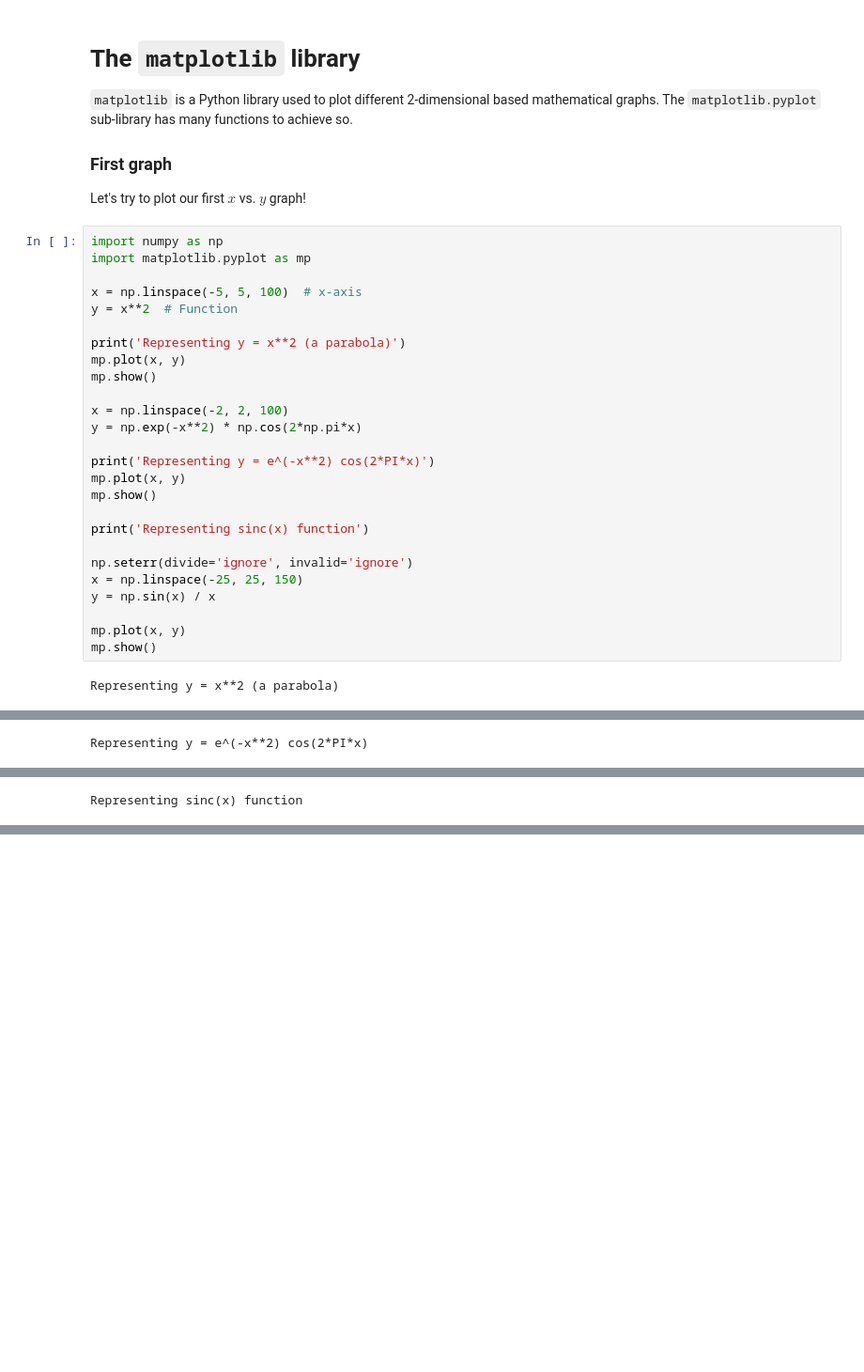
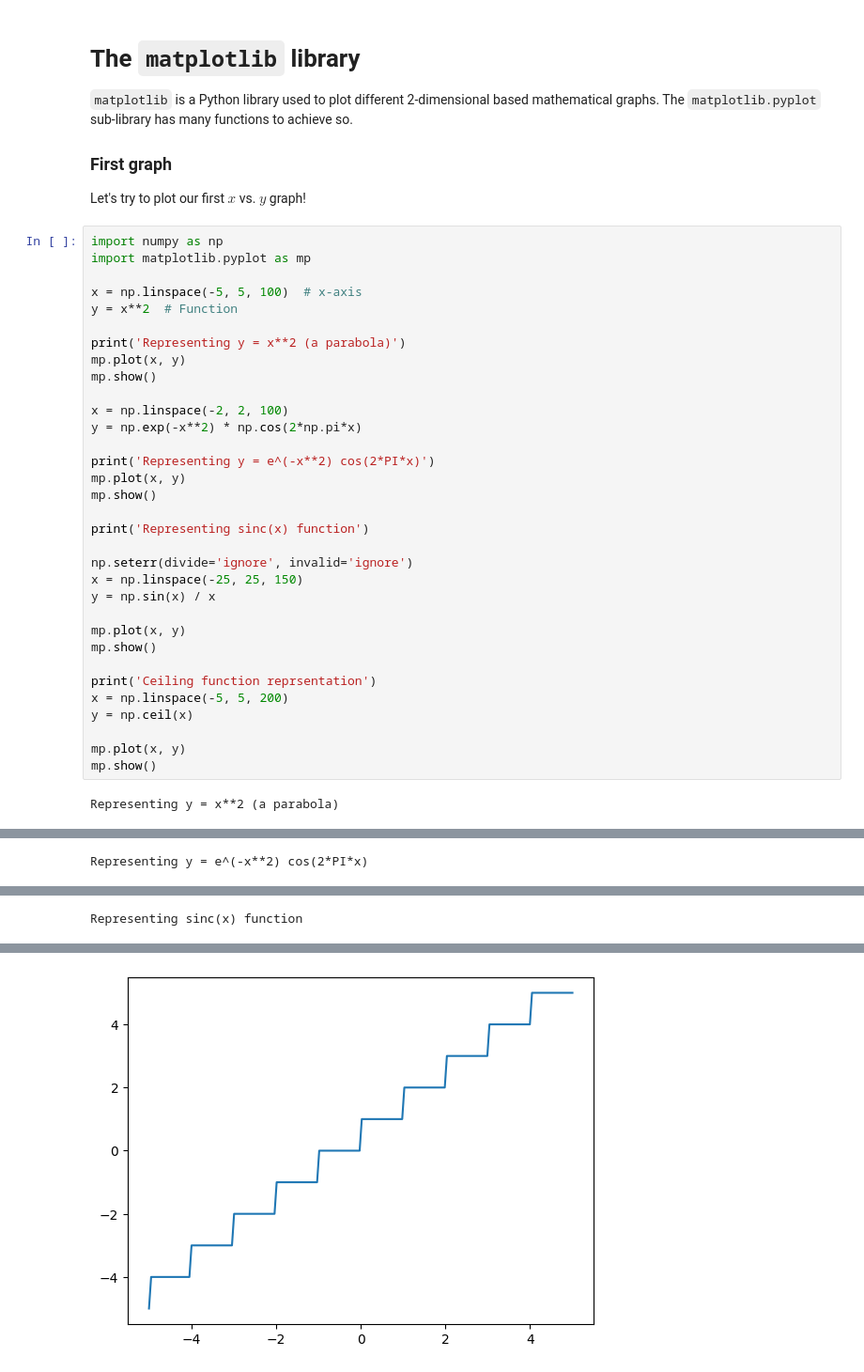
Before and after one commit to rohanbari/PyPro, a Jupyter notebook: src/matplotlib.ipynb, the cells around one changed output, grey strips where cells are left out. Shown at 94% size. Drawn from its saved outputs; the diff is of its cells as text; blank space fills up the shorter version.

Commit message:
Ceiling function on graph
Signed-off-by: Rohan Bari <rohanbari4@gmail.com>

```diff
--- a/src/matplotlib.ipynb
+++ b/src/matplotlib.ipynb
@@ -14,30 +14,38 @@ import matplotlib.pyplot as mp
 
 x = np.linspace(-5, 5, 100)  # x-axis
 y = x**2  # Function
 
 print('Representing y = x**2 (a parabola)')
 mp.plot(x, y)
 mp.show()
 
 x = np.linspace(-2, 2, 100)
 y = np.exp(-x**2) * np.cos(2*np.pi*x)
 
 print('Representing y = e^(-x**2) cos(2*PI*x)')
 mp.plot(x, y)
 mp.show()
 
 print('Representing sinc(x) function')
 
 np.seterr(divide='ignore', invalid='ignore')
 x = np.linspace(-25, 25, 150)
 y = np.sin(x) / x
 
 mp.plot(x, y)
 mp.show()
+
+print('Ceiling function reprsentation')
+x = np.linspace(-5, 5, 200)
+y = np.ceil(x)
+
+mp.plot(x, y)
+mp.show()
 # %% [output]
 Representing y = x**2 (a parabola)
 [figure]
 Representing y = e^(-x**2) cos(2*PI*x)
 [figure]
 Representing sinc(x) function
 [figure]
+[figure, added]
```
